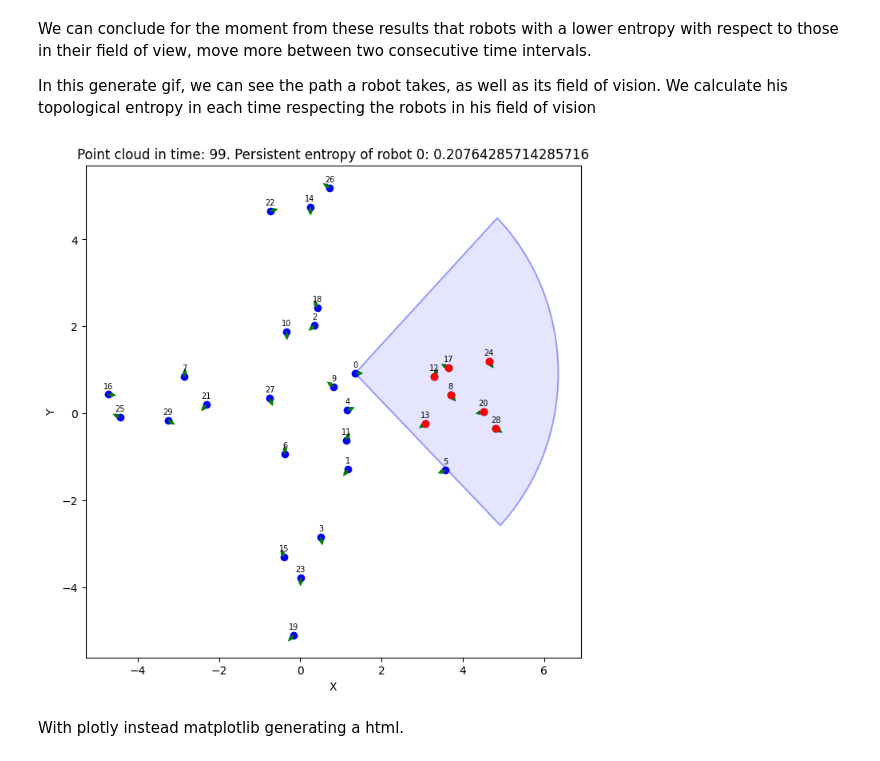
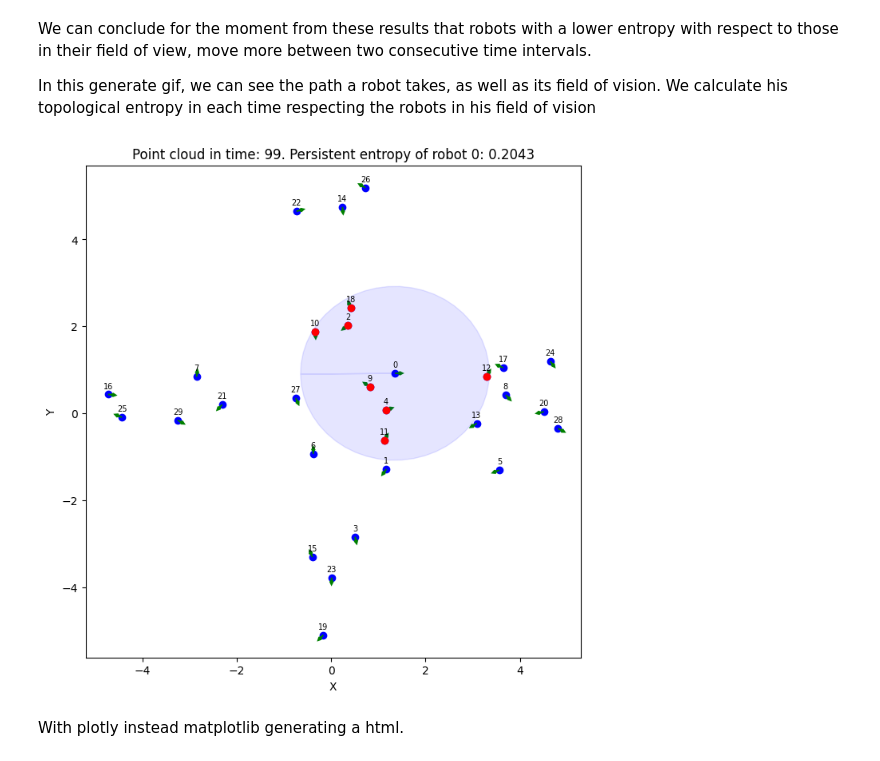
Before and after one commit to victosdur77/Task6.3.2, a Jupyter notebook: PersistentEntropy.ipynb, the cells around one changed output. Saved outputs shown, nothing was run; the diff lists cells and outputs as text; code cells hidden in the pictures.

```diff
--- a/PersistentEntropy.ipynb
+++ b/PersistentEntropy.ipynb
@@ -25,6 +25,8 @@ ps = np.load("Robots.npy")
 print(ps.shape) # 100 point clound with 30 robots and 3 features(x position, y position, angle view)
 instantes=ps.shape[0]
 n_robots=ps.shape[1]
+radio=2
+anguloVision=2*np.pi
 minX,maxX = np.min(ps[:,:,0]), np.max(ps[:,:,0])
 minY,maxY = np.min(ps[:,:,0]), np.max(ps[:,:,0])
 # %% [output]
@@ -302,8 +284,8 @@ instante = ps[time]
 x=instante[:,0]
 y=instante[:,1]
 angle=instante[:,2]
-fu.dibujaNubePuntosInstante(time,robot,ids=True)
-robots=fu.calcula_robots_en_campo_vision(time,robot,printing=True)
+fu.dibujaNubePuntosInstante(time,robot,radio,anguloVision,ids=True)
+robots=fu.calcula_robots_en_campo_vision(time,robot,radio,anguloVision,printing=True)
 plt.scatter(x[robots], y[robots],color="red")
 plt.show()
 robots.append(robot)
@@ -346,41 +328,41 @@ def update(frame):
             plt.text(x[i], y[i]+0.1, str(i), fontsize=7, ha='center', va='bottom')
 
     if robotVision is not None:
-        vision_radius = 5
-        field_of_view = np.pi / 2
+        vision_radius = radio
+        field_of_view = anguloVision
         xrobot = x[robotVision]
         yrobot = y[robotVision]
         orientation = angle[robotVision]
         arc_points = [[xrobot, yrobot]]
 
         num_points = 50
         for i in range(num_points + 1):
             angulos = orientation + field_of_view / 2 - (i / num_points) * field_of_view
             arc_points.append([xrobot + vision_radius * np.cos(angulos), yrobot + vision_radius * np.sin(angulos)])
         arc_points.append([xrobot, yrobot])
         arc_points = np.array(arc_points)
-        plt.plot(arc_points[:, 0], arc_points[:, 1], 'b-', alpha=0.3)
+        # plt.plot(arc_points[:, 0], arc_points[:, 1], 'b-', alpha=0.3)
         plt.fill(arc_points[:, 0], arc_points[:, 1], color='blue', alpha=0.1)
-    robots=fu.calcula_robots_en_campo_vision(frame,robotVision)
+    robots=fu.calcula_robots_en_campo_vision(frame,robotVision,radio,anguloVision,)
     plt.scatter(x[robots], y[robots],color="red")
     robots.append(robotVision)
     puntos=ps[frame,robots,:2]
     x=fu.calculaDiagramaPersistencia(puntos,0)
     xL = DiagramSelector(use=True).fit_transform([x])
     if len(robots) < 3:
         entropia = None
     else:
         entropia = fu.relative_entropy(xL[0])
     plt.xlabel('X')
     plt.ylabel('Y')
     plt.title(f'Point cloud in time: {frame}. Persistent entropy of robot {robotVision}: {entropia}')
 
 fig = plt.figure(figsize=(8, 8))
 ani = animation.FuncAnimation(fig, update, frames=100, interval=1000)
 ani.save(filename="RobotMovementVision.gif", writer="pillow")
 plt.show()
 # %% [output]
-[figure, old version]
+[figure, new version]
 # %% [markdown]
 With plotly instead matplotlib generating a html.
 # %%
```
Also changed, not shown: parts of 7 cells of this notebook, 3 other files.
